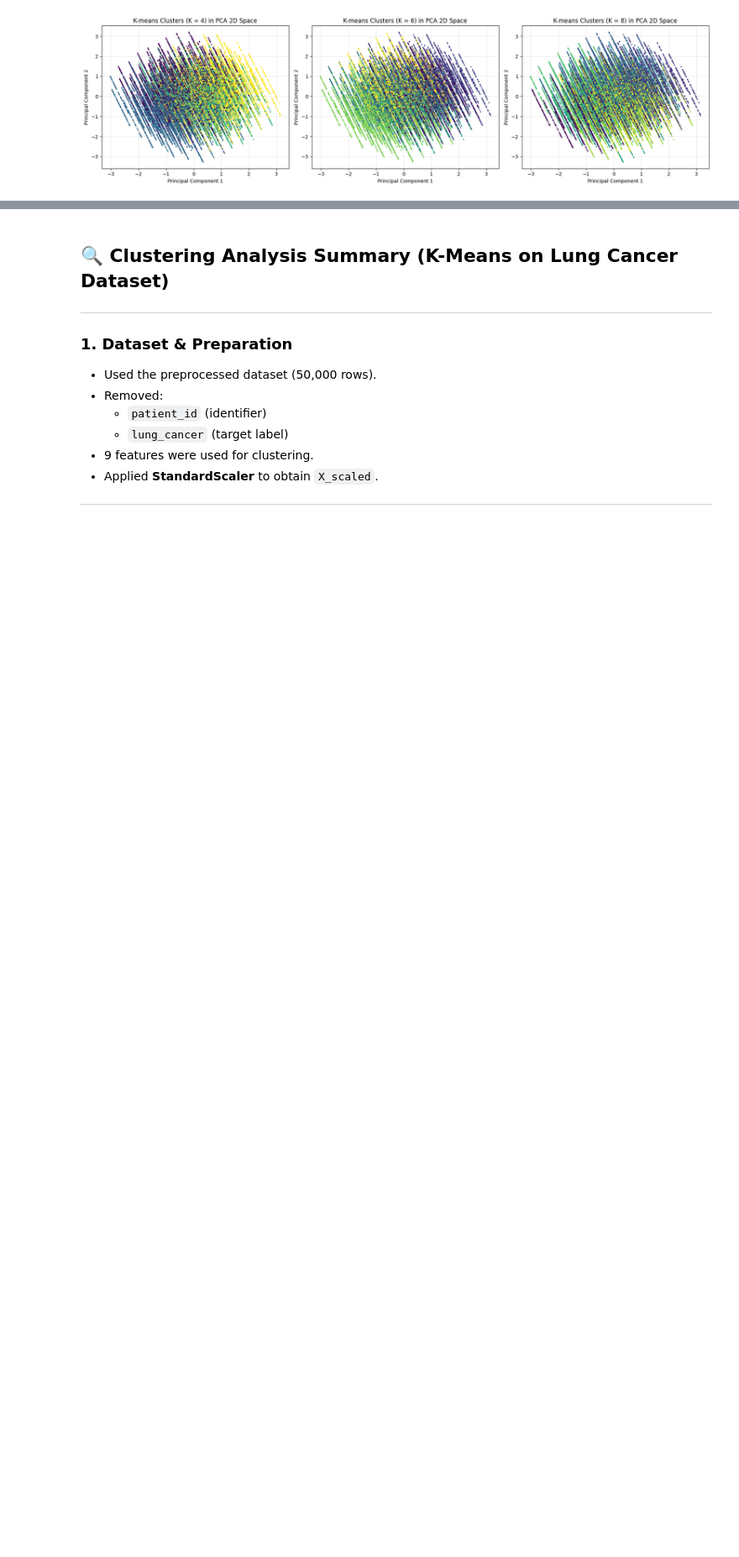
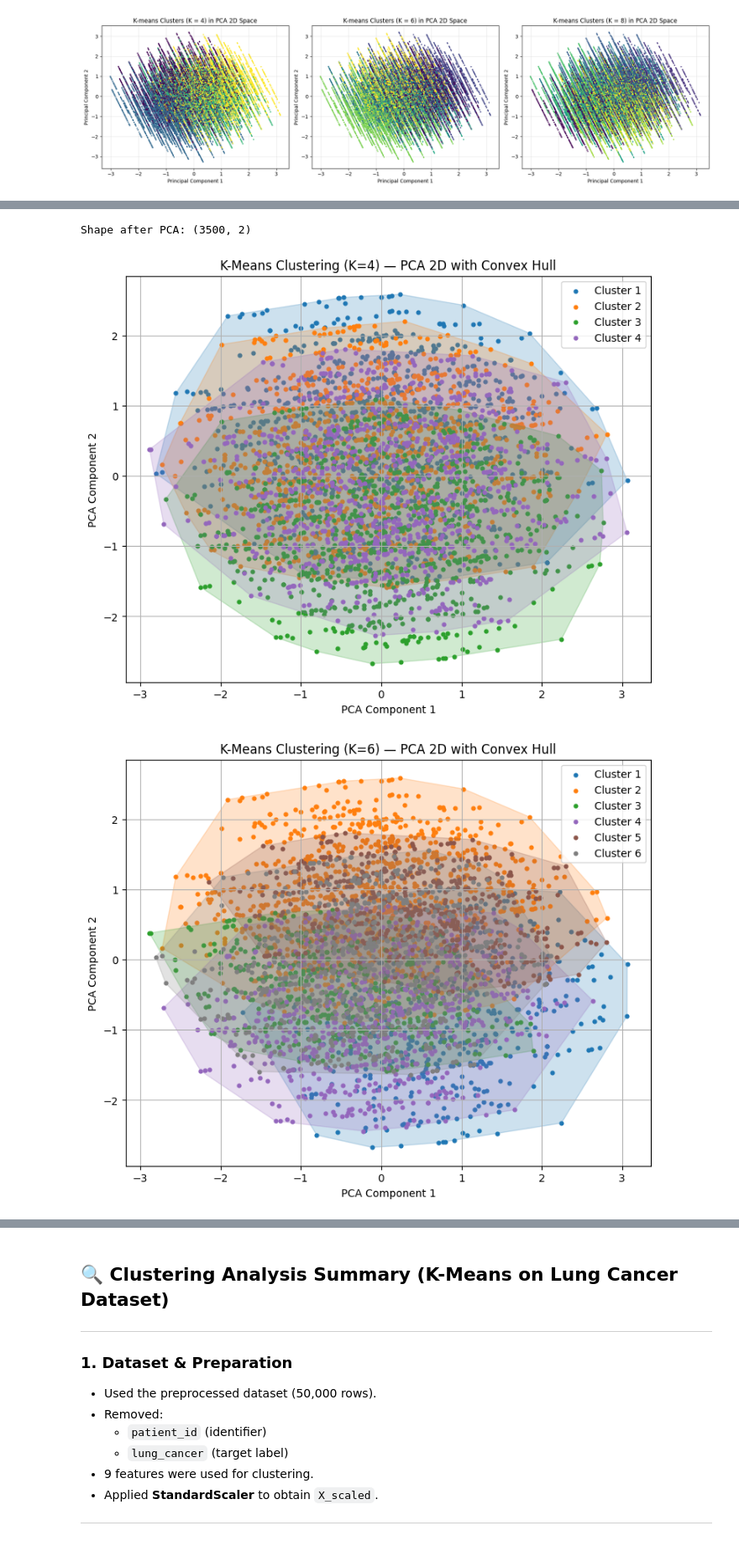
Before and after one commit to Alanoudhud/DataMining-Project, a Jupyter notebook: Reports/Phase3.ipynb, the cells around one changed output, grey strips where cells are left out. Shown at 84% size. Cells and saved outputs as stored; diff of their text form; code cells hidden in the pictures; blank space fills up the shorter version.

```diff
--- a/Reports/Phase3.ipynb
+++ b/Reports/Phase3.ipynb
@@ -497,0 +597,65 @@ plt.show()
+# %%
+import numpy as np
+import pandas as pd
+from sklearn.decomposition import PCA
+from sklearn.cluster import KMeans
+import matplotlib.pyplot as plt
+from scipy.spatial import ConvexHull
+
+
+
+# ========= 2) ناخذ عيّنة عشان الرسم يصير أوضح =========
+def get_sample(X_scaled, sample_size=3500):
+    n = X_scaled.shape[0]
+    sample_size = min(sample_size, n)
+    idx = np.random.choice(n, sample_size, replace=False)
+    return X_scaled[idx]
+
+X_samp = get_sample(X_scaled, sample_size=3500)
+
+# ========= 3) PCA لمكونين بس =========
+pca = PCA(n_components=2)
+PCA_2D = pca.fit_transform(X_samp)
+
+print("Shape after PCA:", PCA_2D.shape)
+
+# ========= 4) دالة ترسم كذا K بشكل مرتب =========
+def plot_clusters_pca_multi(PCA_2D, X_samp, k_list):
+    colors = plt.cm.tab10(np.linspace(0, 1, max(k_list)))  # ألوان كفاية
+
+    for k in k_list:
+        kmeans = KMeans(n_clusters=k, random_state=42, n_init=10)
+        labels = kmeans.fit_predict(X_samp)
+
+        plt.figure(figsize=(9, 7))
+
+        for c in range(k):
+            pts = PCA_2D[labels == c]
+
+            # نرسم البوليجون (Convex Hull) للكلاستر
+            if len(pts) > 2:
+                hull = ConvexHull(pts)
+                poly = pts[hull.vertices]
+                plt.fill(poly[:, 0], poly[:, 1],
+                         alpha=0.22,
+                         color=colors[c])
+
+            # نقاط الكلاستر نفسه
+            plt.scatter(pts[:, 0], pts[:, 1],
+                        s=12,
+                        color=colors[c],
+                        label=f"Cluster {c+1}")
+
+        plt.title(f"K-Means Clustering (K={k}) — PCA 2D with Convex Hull")
+        plt.xlabel("PCA Component 1")
+        plt.ylabel("PCA Component 2")
+        plt.legend()
+        plt.grid(True)
+        plt.show()
+
+k_values = [4, 6, 8]
+plot_clusters_pca_multi(PCA_2D, X_samp, k_values)
+# %% [output]
+Shape after PCA: (3500, 2)
+[figure, added]
+[figure, added]
```
Also changed, not shown: parts of 7 cells of this notebook.
